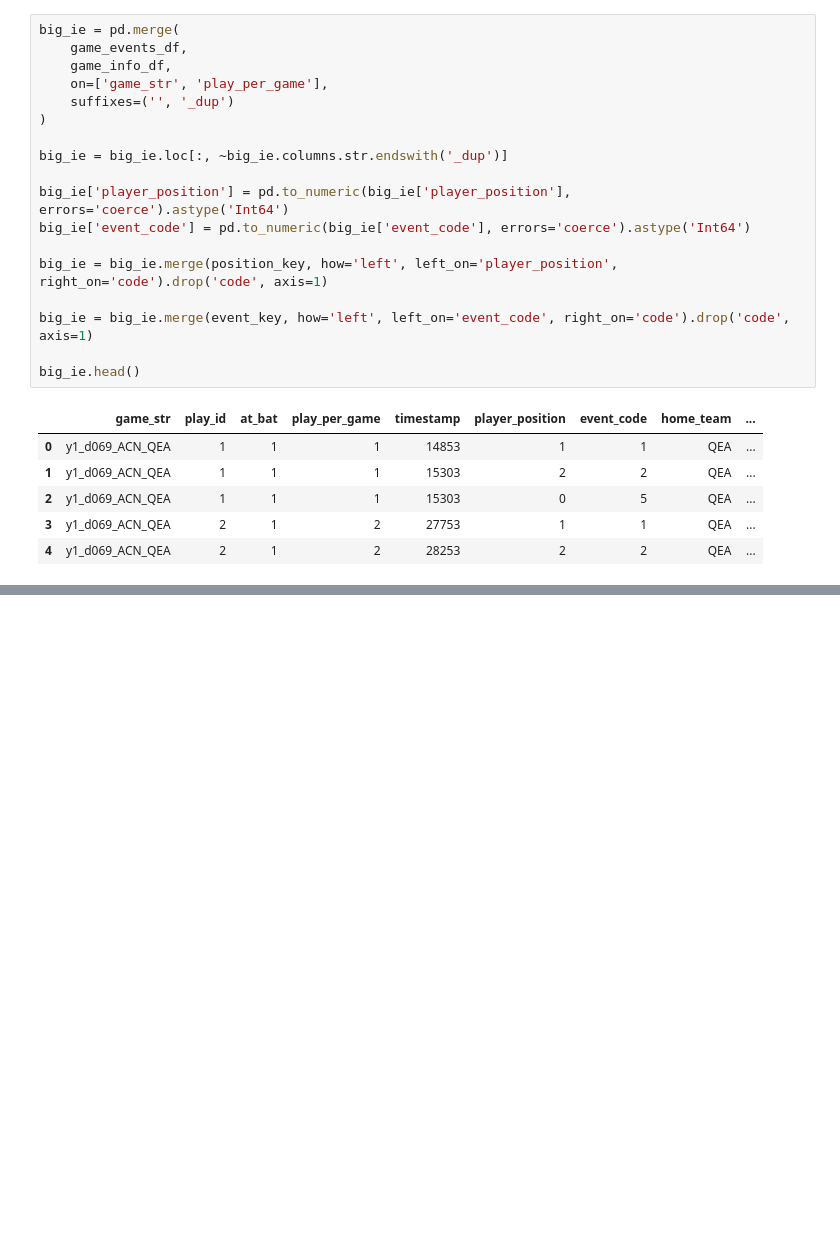
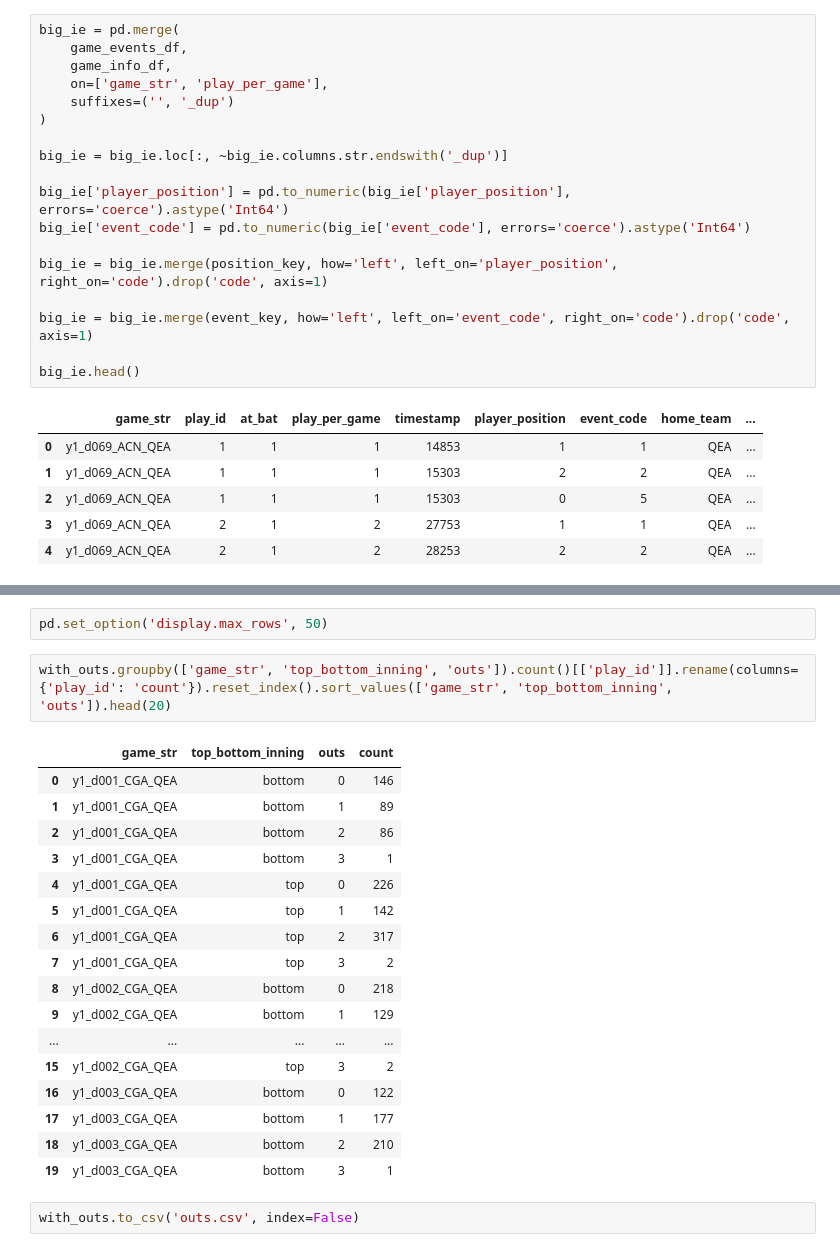
Before and after one commit to alexfrederick1/The-Man-in-the-Middle, a Jupyter notebook: add_outs.ipynb, the cells around one changed output, grey strips where cells are left out. Cells and saved outputs as stored; diff of their text form; blank space fills up the shorter version.

```diff
--- a/add_outs.ipynb
+++ b/add_outs.ipynb
@@ -160,0 +196,24 @@ small_ie
+# %%
+pd.set_option('display.max_rows', 50)
+# %%
+with_outs.groupby(['game_str', 'top_bottom_inning', 'outs']).count()[['play_id']].rename(columns={'play_id': 'count'}).reset_index().sort_values(['game_str', 'top_bottom_inning', 'outs']).head(20)
+# %% [output]
+|  | game_str | top_bottom_inning | outs | count |
+| 0 | y1_d001_CGA_QEA | bottom | 0 | 146 |
+| 1 | y1_d001_CGA_QEA | bottom | 1 | 89 |
+| 2 | y1_d001_CGA_QEA | bottom | 2 | 86 |
+| 3 | y1_d001_CGA_QEA | bottom | 3 | 1 |
+| 4 | y1_d001_CGA_QEA | top | 0 | 226 |
+| 5 | y1_d001_CGA_QEA | top | 1 | 142 |
+| 6 | y1_d001_CGA_QEA | top | 2 | 317 |
+| 7 | y1_d001_CGA_QEA | top | 3 | 2 |
+| 8 | y1_d002_CGA_QEA | bottom | 0 | 218 |
+| 9 | y1_d002_CGA_QEA | bottom | 1 | 129 |
+| ... | ... | ... | ... | ... |
+| 15 | y1_d002_CGA_QEA | top | 3 | 2 |
+| 16 | y1_d003_CGA_QEA | bottom | 0 | 122 |
+| 17 | y1_d003_CGA_QEA | bottom | 1 | 177 |
+| 18 | y1_d003_CGA_QEA | bottom | 2 | 210 |
+| 19 | y1_d003_CGA_QEA | bottom | 3 | 1 |
+# %%
+with_outs.to_csv('outs.csv', index=False)
```
Also changed, not shown: parts of 11 cells of this notebook.
